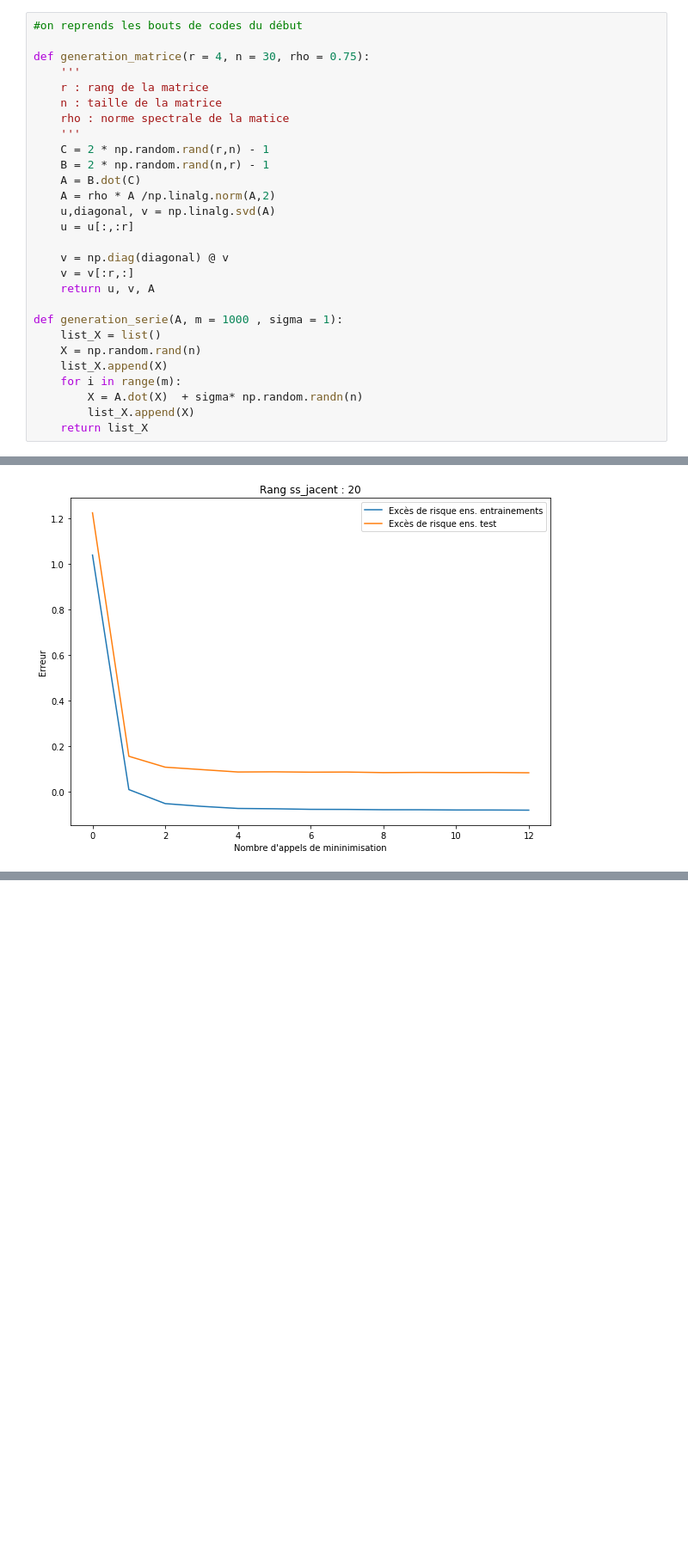
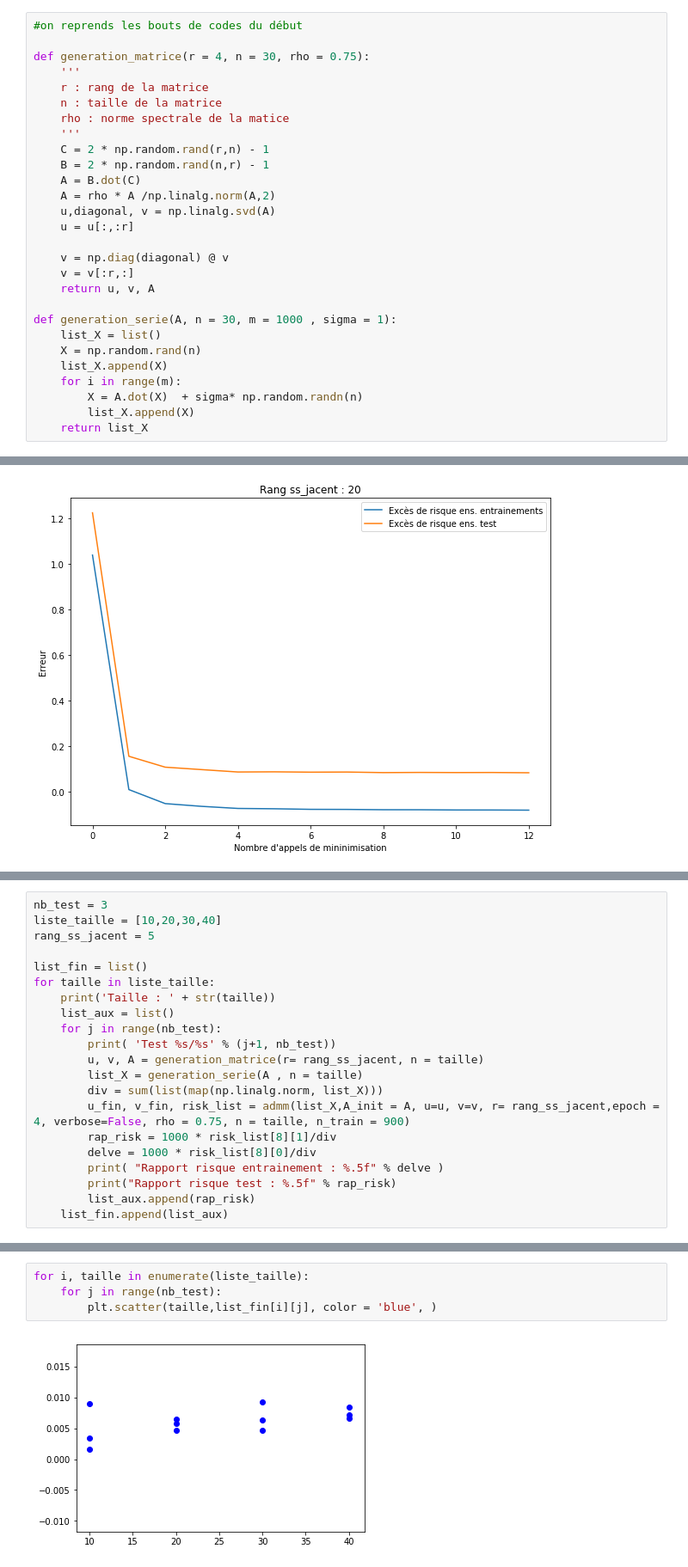
Before and after one commit to garnier94/SimulationVAR1, a Jupyter notebook: Simulation.ipynb, the cells around one changed output, grey strips where cells are left out. Shown: that part at 86% size. Cells and saved outputs as stored; diff of their text form; blank space fills up the shorter version.

```diff
--- a/Simulation.ipynb
+++ b/Simulation.ipynb
@@ -274,7 +272,7 @@ def generation_matrice(r = 4, n = 30, rho = 0.75):
     v = v[:r,:]
     return u, v, A
 
-def generation_serie(A, m = 1000 , sigma = 1):
+def generation_serie(A, n = 30, m = 1000 , sigma = 1):
     list_X = list()
     X = np.random.rand(n)
     list_X.append(X)
@@ -303,0 +304,21 @@ for rang_ss_jacent in [3,4,5,10,20]:
+# %%
+nb_test = 3
+liste_taille = [10,20,30,40]
+rang_ss_jacent = 5
+
+list_fin = list()
+for taille in liste_taille:
+    print('Taille : ' + str(taille))
+    list_aux = list()
+    for j in range(nb_test):
+        print( 'Test %s/%s' % (j+1, nb_test))
+        u, v, A = generation_matrice(r= rang_ss_jacent, n = taille)
+        list_X = generation_serie(A , n = taille)
+        div = sum(list(map(np.linalg.norm, list_X)))
+        u_fin, v_fin, risk_list = admm(list_X,A_init = A, u=u, v=v, r= rang_ss_jacent,epoch = 4, verbose=False, rho = 0.75, n = taille, n_train = 900)
+        rap_risk = 1000 * risk_list[8][1]/div
+        delve = 1000 * risk_list[8][0]/div
+        print( "Rapport risque entrainement : %.5f" % delve )
+        print("Rapport risque test : %.5f" % rap_risk)
+        list_aux.append(rap_risk)
+    list_fin.append(list_aux)
@@ -303,0 +343,6 @@ for rang_ss_jacent in [3,4,5,10,20]:
+# %%
+for i, taille in enumerate(liste_taille):
+    for j in range(nb_test):
+        plt.scatter(taille,list_fin[i][j], color = 'blue', )
+# %% [output]
+[figure, added]
```
Also changed, not shown: parts of 9 cells of this notebook.
